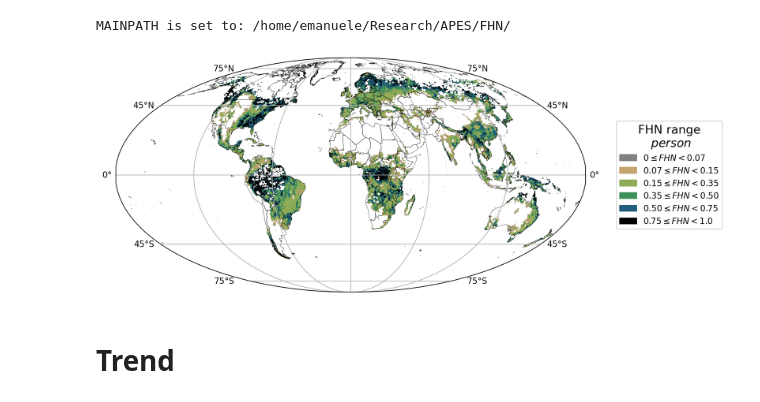
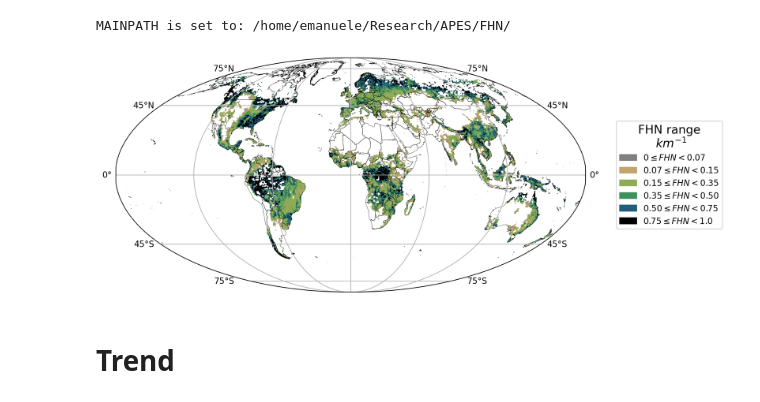
Before and after one commit to emanuelemassaro/Forest_Human_Nexus, a Jupyter notebook: Notebooks/FHN_Maps.ipynb, the cells around one changed output. Drawn from its saved outputs; the diff is of its cells as text; code cells hidden in the pictures.

```diff
--- a/Notebooks/FHN_Maps.ipynb
+++ b/Notebooks/FHN_Maps.ipynb
@@ -44,32 +44,32 @@ values =  [0, 0.07, 0.15, 0.35, 0.50, 0.75, 1.0]
 #values = [0, 1, 50, 1e2, 1e3, 1e4, 1e5, 1e6]
 #values = [f"{val:.0e}".replace('e+0', r'\times 10^{').replace('e-0', r'\times 10^{-').replace('e+', r'\times 10^{').replace('e-', r'\times 10^{-').rstrip('0').replace('^0', '') + '}' for val in values]
 
 
 cmap = plt.get_cmap('gist_earth_r')
 n_colors = len(values)-1
 colors = [cmap(i / (n_colors - 1)) for i in range(n_colors)]
 colors[0] = 'gray'
 cmap, ncolors = ListedColormap(colors), len(colors)
 norm = BoundaryNorm(values, ncolors=ncolors, clip=True)
 
 
 # Plot Figure 1A
 fig = plt.figure(figsize=(10, 20))
 ax = plt.axes(projection=crsplot)
 ax = set_font(ax, 20)
 gdf.boundary.plot(ax=ax, color='black', lw=.25)
 plot_data_maps(ax, data, cmap, norm, src)
 
 
 values_str = ['0', '0.07', '0.15', '0.35', '0.50', '0.75', '1.0']
 legend_patches = [Patch(color=colors[i], label=rf'${values_str[i]} \leq FHN < {values_str[i+1]}$') for i in range(n_colors)]
 #legend_patches.append(Patch(color=colors[-1], label=rf'$FHN = {values_str[-1]}$'))
 #add_legend(ax, legend_patches, 'FPP range\n ' + r'$person$')
-title = 'FHN range\n ' + r'$person$'
+title = 'FHN range\n ' + r'$km^{-1}$'
 legend = ax.legend(handles=legend_patches,
                    loc='center right',
                    bbox_to_anchor=(1.3, 0.5),
                    title=title, title_fontsize=14)
 legend.get_title().set_ha('center')
 # %% [output]
-[figure, old version]
+[figure, new version]
```
Also changed, not shown: parts of 1 cell of this notebook, 2 other files.
